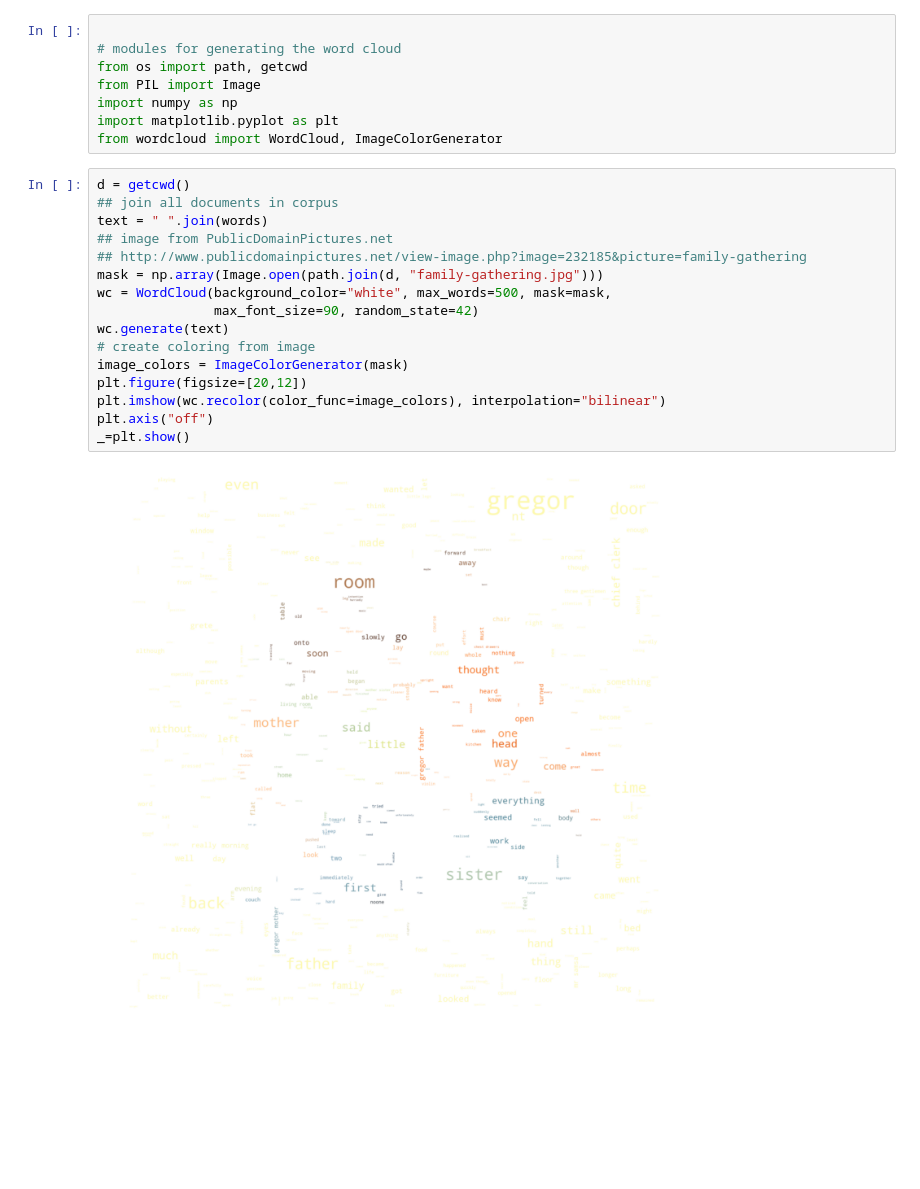
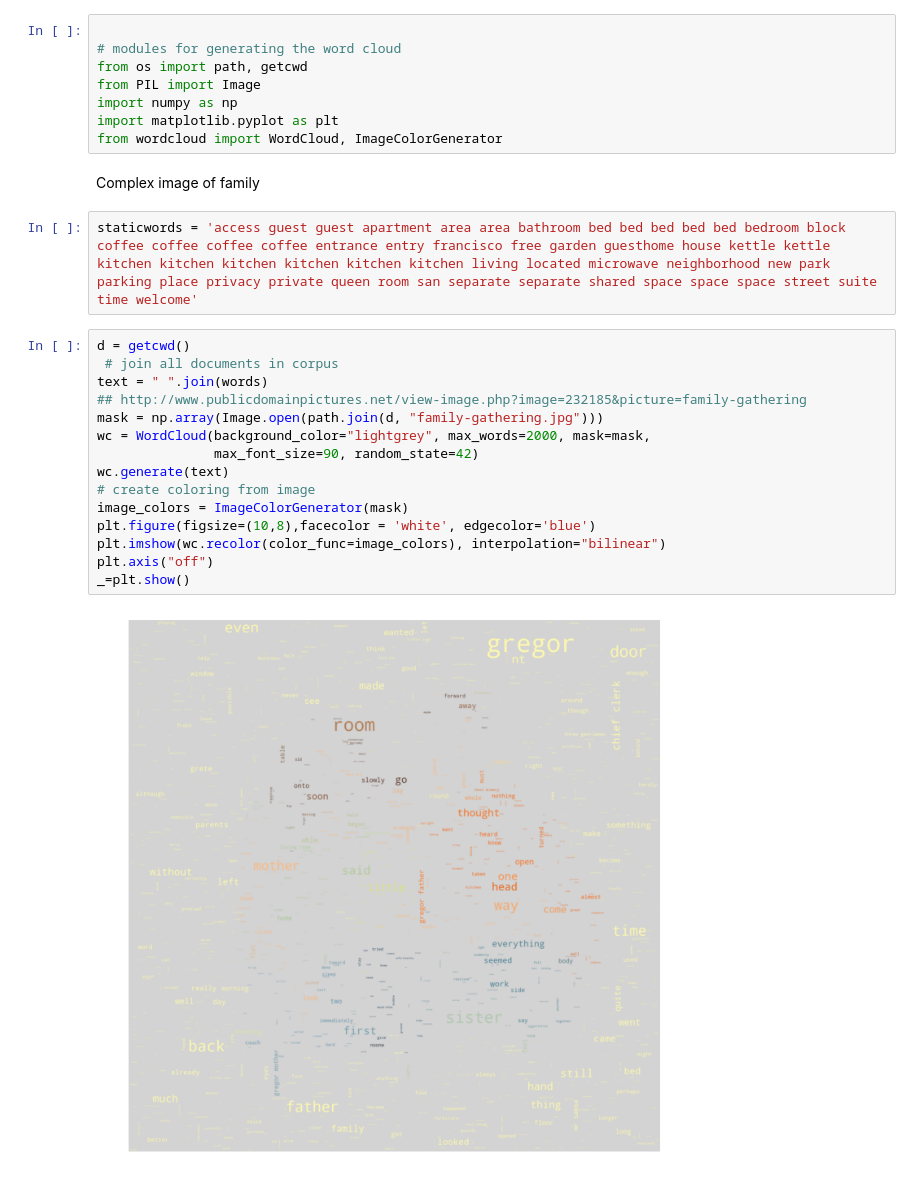
Before and after one commit to jsutch/DataViz, a Jupyter notebook: Word Heatmaps.ipynb, the cells around one changed output. Cells and saved outputs as stored; diff of their text form; blank space fills up the shorter version.

```diff
--- a/Word Heatmaps.ipynb
+++ b/Word Heatmaps.ipynb
@@ -99,21 +103,24 @@ from PIL import Image
 import numpy as np
 import matplotlib.pyplot as plt
 from wordcloud import WordCloud, ImageColorGenerator
+# %% [markdown]
+Complex image of family
+# %%
+staticwords = 'access guest guest apartment area area bathroom bed bed bed bed bed bedroom block coffee coffee coffee coffee entrance entry francisco free garden guesthome house kettle kettle kitchen kitchen kitchen kitchen kitchen kitchen living located microwave neighborhood new park parking place privacy private queen room san separate separate shared space space space street suite time welcome'
 # %%
 d = getcwd()
-## join all documents in corpus
+ # join all documents in corpus
 text = " ".join(words)
-## image from PublicDomainPictures.net
 ## http://www.publicdomainpictures.net/view-image.php?image=232185&picture=family-gathering
 mask = np.array(Image.open(path.join(d, "family-gathering.jpg")))
-wc = WordCloud(background_color="white", max_words=500, mask=mask,
+wc = WordCloud(background_color="lightgrey", max_words=2000, mask=mask,
                max_font_size=90, random_state=42)
 wc.generate(text)
 # create coloring from image
 image_colors = ImageColorGenerator(mask)
-plt.figure(figsize=[20,12])
+plt.figure(figsize=(10,8),facecolor = 'white', edgecolor='blue')
 plt.imshow(wc.recolor(color_func=image_colors), interpolation="bilinear")
 plt.axis("off")
 _=plt.show()
 # %% [output]
-[figure, old version]
+[figure, new version]
```
Also changed, not shown: parts of 9 cells of this notebook, 2 other files.
